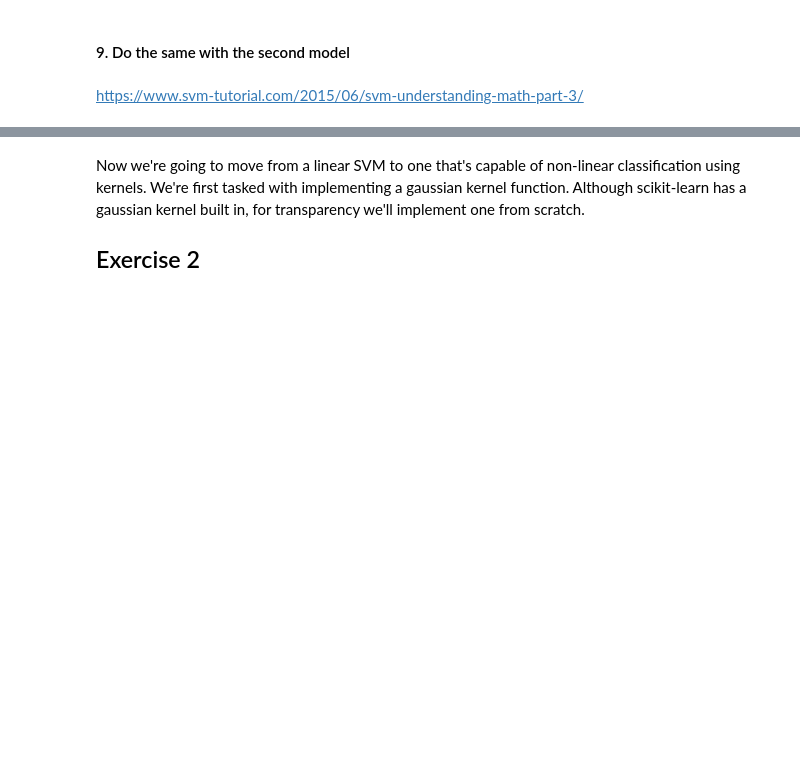
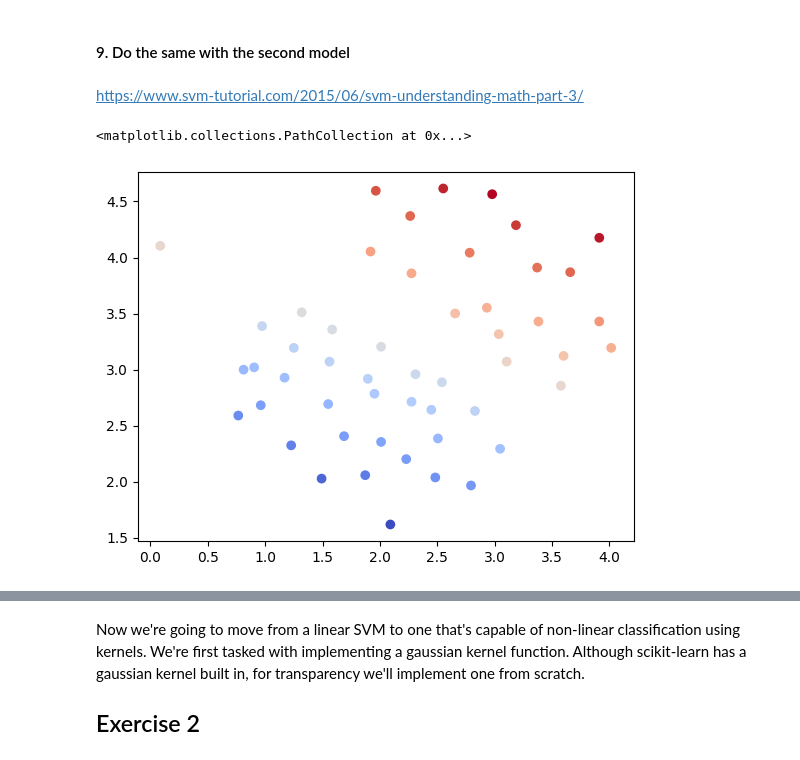
Before and after one commit to MNievas12/2405_dsft_thebridge, a Jupyter notebook: 2_Machine_Learning/1-Supervisado/3-RegorClass/8-SVM/ejercicios/Ejercicios_SVM.ipynb, the cells around one changed output, grey strips where cells are left out. Drawn from its saved outputs; the diff is of its cells as text; code cells hidden in the pictures; blank space fills up the shorter version.

```diff
--- a/2_Machine_Learning/1-Supervisado/3-RegorClass/8-SVM/ejercicios/Ejercicios_SVM.ipynb
+++ b/2_Machine_Learning/1-Supervisado/3-RegorClass/8-SVM/ejercicios/Ejercicios_SVM.ipynb
@@ -38,3 +206,9 @@ Get the `decision_function()` output for the first model. Plot a scatterplot wit
 #### 9. Do the same with the second model
 # %% [markdown]
 https://www.svm-tutorial.com/2015/06/svm-understanding-math-part-3/
+# %%
+conf_level = svc_2.decision_function(X)
+plt.scatter(df['x1'], df['x2'], c=conf_level, cmap='coolwarm')
+# %% [output]
+<matplotlib.collections.PathCollection at 0x...>
+[figure, added]
```
Also changed, not shown: parts of 38 cells of this notebook.
